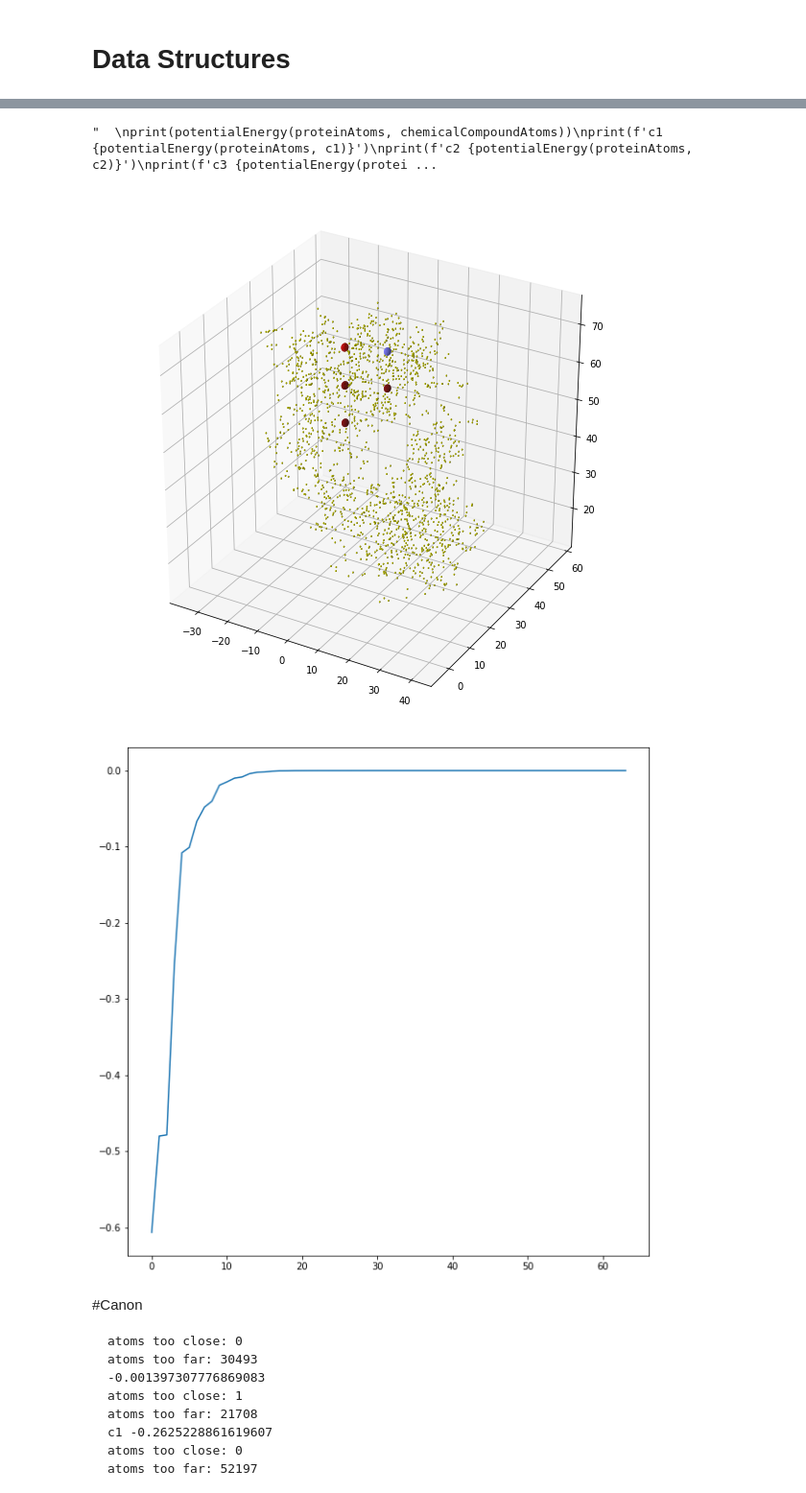
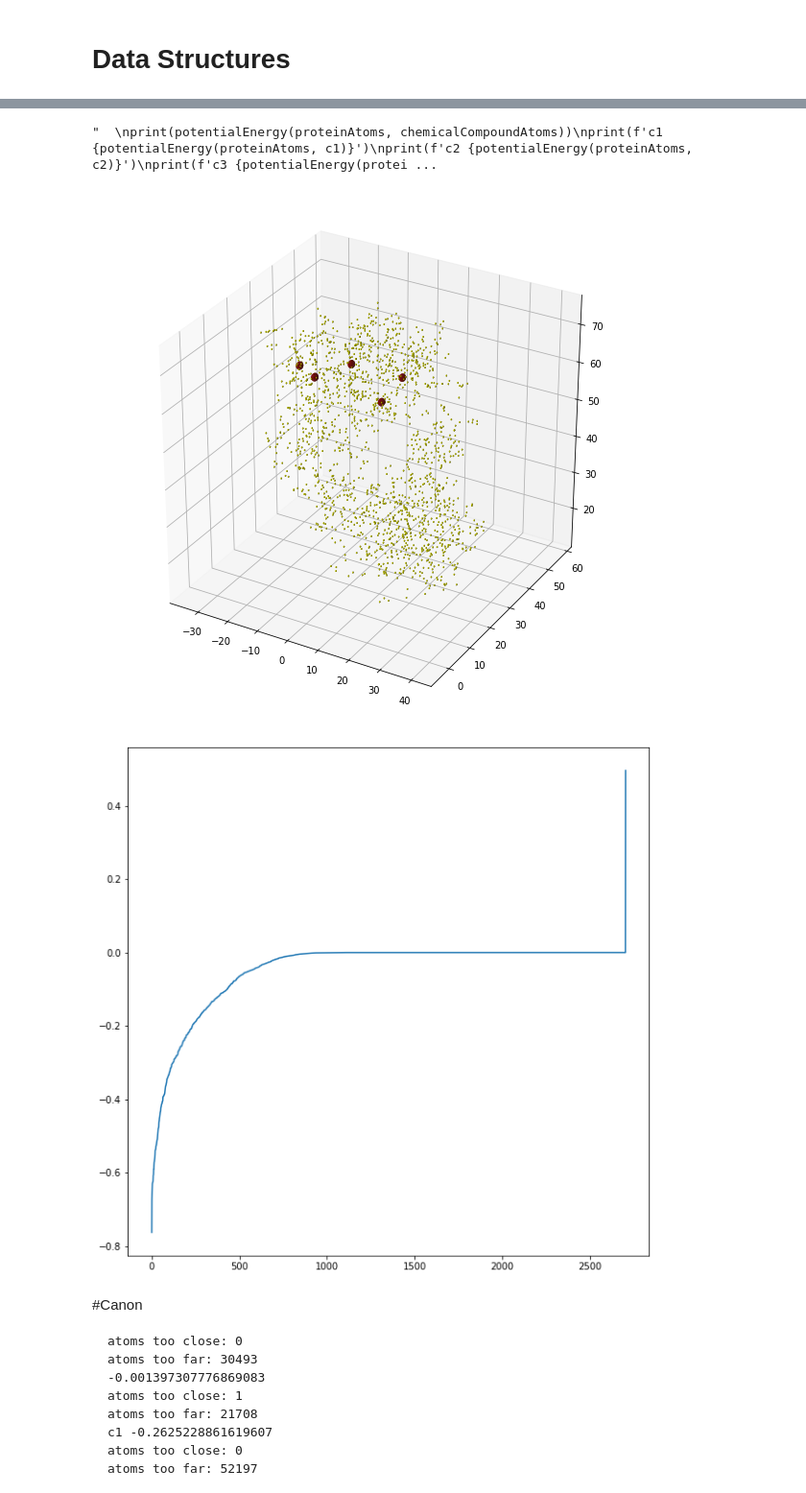
Before and after one commit to savpatpanda/protein, a Jupyter notebook: notebook.ipynb, the cells around one changed output, grey strips where cells are left out. Shown: that part at 96% size. Saved outputs shown, nothing was run; the diff lists cells and outputs as text; code cells hidden in the pictures.

````diff
--- a/notebook.ipynb
+++ b/notebook.ipynb
@@ -272,9 +272,9 @@ def heatmap(prot, chem, ax):
 
   points = []
   intensities = []
-  for i in range(-10, 51, 20):
-    for j in range(-10, 51, 20):
-      for k in range(-20, 11, 10):
+  for i in range(-10, 51, 5):
+    for j in range(-10, 51, 5):
+      for k in range(-20, 11, 2):
         energy = potentialEnergy(prot, translateAtoms(chem, (i, j, k)))
         intensities.append(energy)
         points.append(np.array(chemicalCompound.mean) + np.array([i,j,k]))
@@ -312,6 +312,6 @@ mean: [-16.91075, 38.05853125, 67.95309375]
 "  \nprint(potentialEnergy(proteinAtoms, chemicalCompoundAtoms))\nprint(f'c1 {potentialEnergy(proteinAtoms, c1)}')\nprint(f'c2 {potentialEnergy(proteinAtoms, c2)}')\nprint(f'c3 {potentialEnergy(protei ...
-[figure, old version]
+[figure, new version]
-[figure, old version]
+[figure, new version]
 # %% [markdown]
 #Canon
 ```
````
Also changed, not shown: parts of 1 cell of this notebook.
